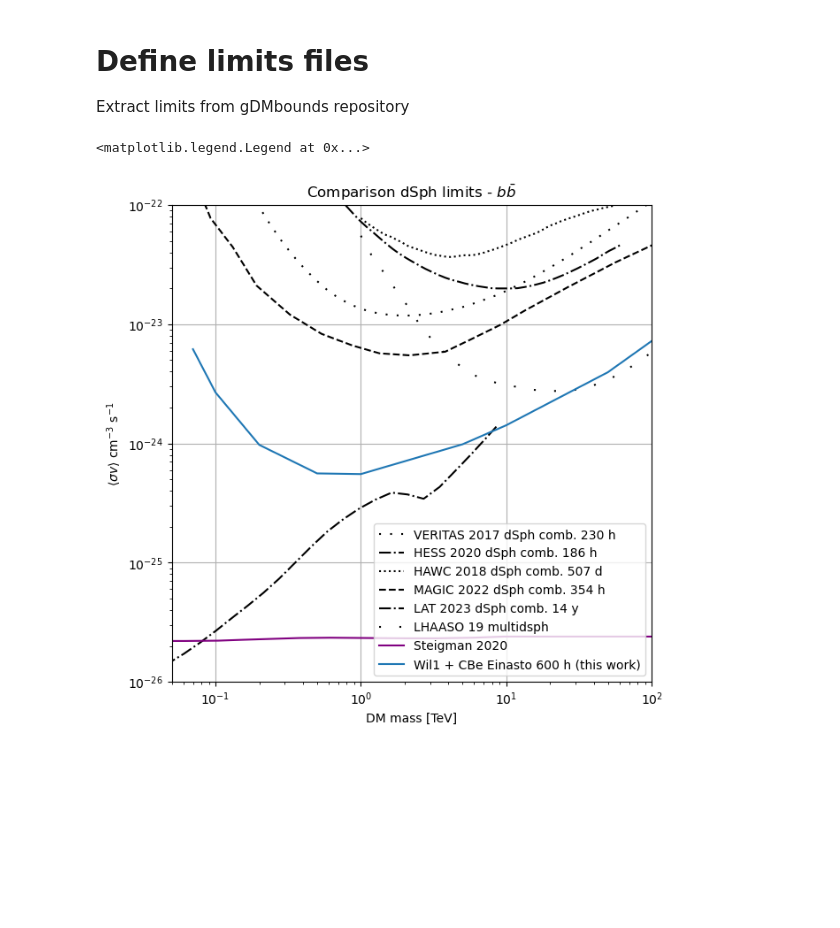
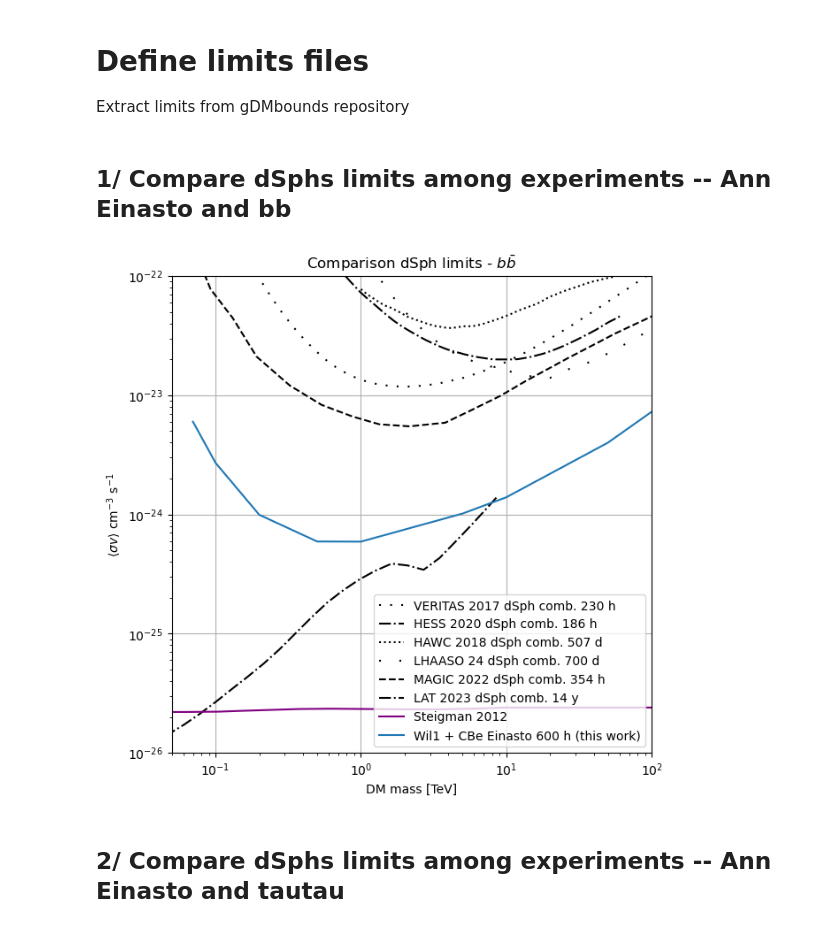
Before and after one commit to micheledoro/gDMbounds, a Jupyter notebook: sandbox/mdoro/makeplot_dsphKSP_compare_target.ipynb, the cells around one changed output. Cells and saved outputs as stored; diff of their text form; code cells hidden in the pictures; blank space fills up the shorter version.

```diff
--- a/sandbox/mdoro/makeplot_dsphKSP_compare_target.ipynb
+++ b/sandbox/mdoro/makeplot_dsphKSP_compare_target.ipynb
@@ -13,48 +17,47 @@ Extract limits from gDMbounds repository
+# %% [markdown]
+## 1/ Compare dSphs limits among experiments -- Ann Einasto and bb
 # %%
-path  = "../../"
-pathb  = "../../dmbounds/bounds/"
-steigman = ascii.read(path + "dmbounds/modelpredictions/wimp_steigman2012_numerical.ecsv")
-
 magic_22_mdsph_ann   = ascii.read(pathb + "magic/magic_2022_multidsph_ann_bb.ecsv")
 hawc_18_mdsph_ann    = ascii.read(pathb + "hawc/hawc_2018_multidsph_ann_bb_notri2.ecsv")
 hess_20_mdsph_ann    = ascii.read(pathb + "hess/hess_2020_multidsph_ann_bb.ecsv")
 fermi_20_mdsph_ann   = ascii.read(pathb + "lat/lat_2020_multidsph_ann_bb_oneD_frequentist.ecsv")
 fermi_23_mdsph_ann   = ascii.read(pathb + "lat/lat_2023_multidsph_ann_bb_measured.ecsv")
-lhaaso_19_mdsph_ann  = ascii.read(pathb + "lhaaso/lhaaso_2019_multidsph_ann_bb_sens.ecsv")
+lhaaso_24_mdsph_ann  = ascii.read(pathb + "lhaaso/lhaaso_2024_multidsph_ann_bb.ecsv")
 veritas_17_mdsph_ann = ascii.read(pathb +  "veritas/veritas_2017_multidsph_ann_bb.ecsv")
+
+thiswork_stack_einasto_600_bb = ascii.read(path + "sandbox/temp/dsphksp_combined_Wil1_and_CBe_Einasto_600h_bb.csv")
-# %%
-thiswork_stack_einasto_600_bb = ascii.read(path + "sandbox/temp/stack_Wil1_and_CBe_Einasto_600h_bb.csv")
 # %%
 plt.figure(figsize=(7,7))
 plt.xlabel("DM mass [TeV]")
 plt.ylabel(r"$\langle\sigma v \rangle$ cm$^{-3}$ s$^{-1}$")
 plt.xlim(5e-2,1e2)
 plt.ylim(1e-26,1e-22)
 #plt.title(r'Comparison dSph limits - $\tau^+\tau^-$')
 plt.title(r'Comparison dSph limits - $b\bar{b}$')
 
 
 plt.loglog(veritas_17_mdsph_ann['mass']*1e-3,veritas_17_mdsph_ann['sigmav'],color='k',linestyle=(0, (1, 5)),label="VERITAS 2017 dSph comb. 230 h")
 plt.loglog(hess_20_mdsph_ann['mass']*1,hess_20_mdsph_ann['sigmav'],color='k',linestyle='dashdot',label="HESS 2020 dSph comb. 186 h")
 plt.loglog(hawc_18_mdsph_ann['mass']*1,hawc_18_mdsph_ann['sigmav'],color='k',linestyle='dotted',label="HAWC 2018 dSph comb. 507 d")
+plt.loglog(lhaaso_24_mdsph_ann['mass'],lhaaso_24_mdsph_ann['sigmav'],color='k',linestyle=(0, (1, 10)),label="LHAASO 24 dSph comb. 700 d")
 plt.loglog(magic_22_mdsph_ann['mass']*1e-3,magic_22_mdsph_ann['sigmav'],color='k',linestyle='dashed',label="MAGIC 2022 dSph comb. 354 h")
 plt.loglog(fermi_23_mdsph_ann['mass']*1e-3,fermi_23_mdsph_ann['sigmav'],color='k',linestyle='dashdot',label="LAT 2023 dSph comb. 14 y")
-plt.loglog(lhaaso_19_mdsph_ann['mass'],lhaaso_19_mdsph_ann['sigmav'],color='k',linestyle=(0, (1, 10)),label="LHAASO 19 dSph comb. ")
 
 
 
-plt.loglog(steigman['mass']*1e-3,steigman['sigmav'],color='purple',label="Steigman 2020")
+plt.loglog(steigman['mass']*1e-3,steigman['sigmav'],color='purple',label="Steigman 2012")
 #plt.fill_between(steigman['mass']*1e-3, 1e-28, steigman['sigmav'],color='tab:purple',alpha=0.2,label="Steigman 2020")
 
 
 plt.loglog(thiswork_stack_einasto_600_bb['mass']*1e-3,thiswork_stack_einasto_600_bb['sigmav'],label="Wil1 + CBe Einasto 600 h (this work)")
 
 
 plt.grid()
 #plt.legend(loc="best",ncol=2)
 plt.legend(loc="lower right",ncol=1)
 
-#plt.savefig("plot_compare_dsphs_bb.png")
+plt.savefig("plot_comparedsphs_Einasto_bb.png")
 # %% [output]
-<matplotlib.legend.Legend at 0x...>
-[figure, old version]
+[figure, new version]
+# %% [markdown]
+## 2/ Compare dSphs limits among experiments -- Ann Einasto and tautau
```
Also changed, not shown: parts of 4 cells of this notebook, 6 other files.
